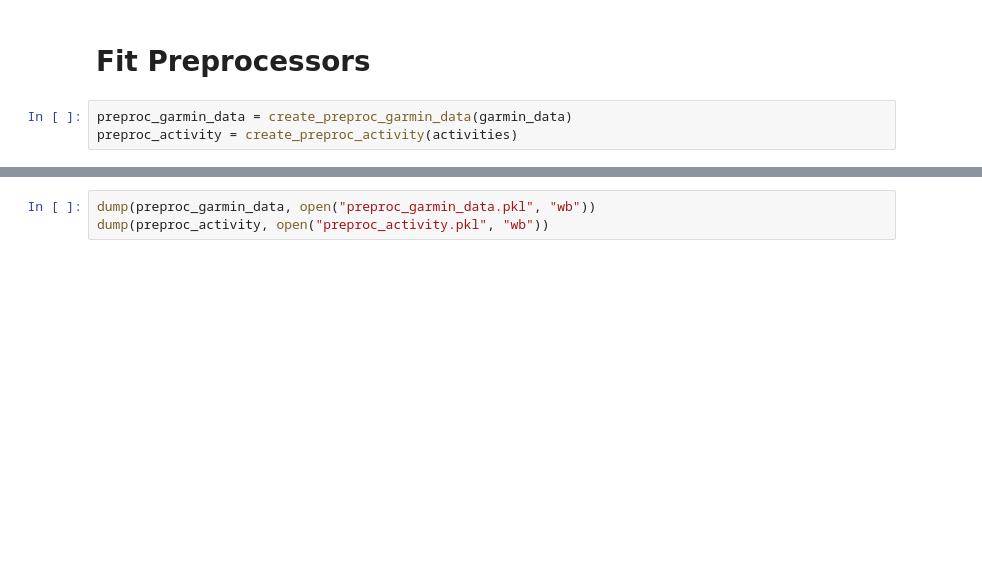
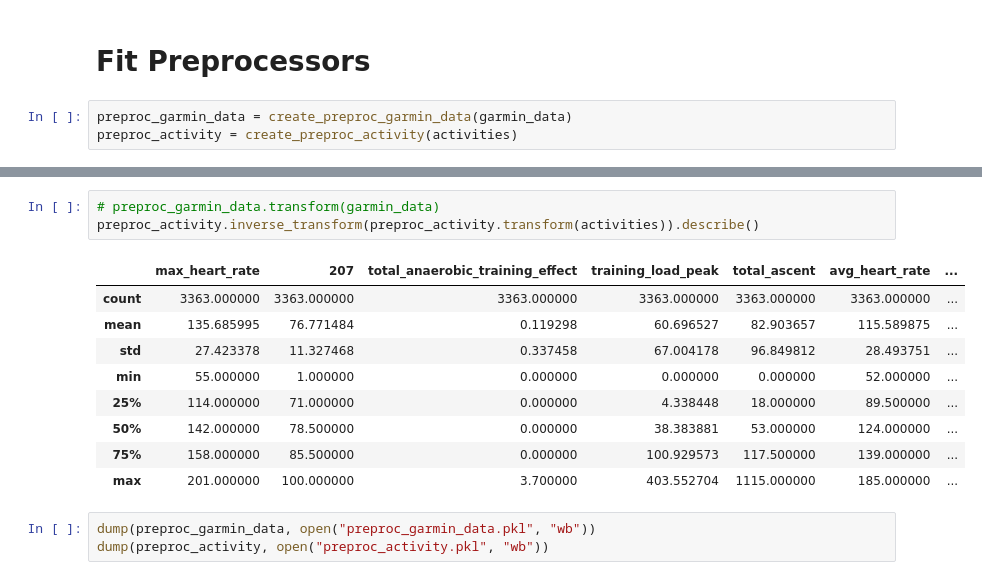
Before and after one commit to nicblanc/overcome-tomorrow, a Jupyter notebook: notebooks/create_test_model.ipynb, the cells around one changed output, grey strips where cells are left out. Cells and saved outputs as stored; diff of their text form; blank space fills up the shorter version.

```diff
--- a/notebooks/create_test_model.ipynb
+++ b/notebooks/create_test_model.ipynb
@@ -208,3 +266,16 @@ InvertableColumnTransformer(transformers=[('knn_imputer',
+# %%
+# preproc_garmin_data.transform(garmin_data)
+preproc_activity.inverse_transform(preproc_activity.transform(activities)).describe()
+# %% [output]
+|  | max_heart_rate | 207 | total_anaerobic_training_effect | training_load_peak | total_ascent | avg_heart_rate | ... |
+| count | 3363.000000 | 3363.000000 | 3363.000000 | 3363.000000 | 3363.000000 | 3363.000000 | ... |
+| mean | 135.685995 | 76.771484 | 0.119298 | 60.696527 | 82.903657 | 115.589875 | ... |
+| std | 27.423378 | 11.327468 | 0.337458 | 67.004178 | 96.849812 | 28.493751 | ... |
+| min | 55.000000 | 1.000000 | 0.000000 | 0.000000 | 0.000000 | 52.000000 | ... |
+| 25% | 114.000000 | 71.000000 | 0.000000 | 4.338448 | 18.000000 | 89.500000 | ... |
+| 50% | 142.000000 | 78.500000 | 0.000000 | 38.383881 | 53.000000 | 124.000000 | ... |
+| 75% | 158.000000 | 85.500000 | 0.000000 | 100.929573 | 117.500000 | 139.000000 | ... |
+| max | 201.000000 | 100.000000 | 3.700000 | 403.552704 | 1115.000000 | 185.000000 | ... |
 # %%
 dump(preproc_garmin_data, open("preproc_garmin_data.pkl", "wb"))
 dump(preproc_activity, open("preproc_activity.pkl", "wb"))
```
Also changed, not shown: parts of 8 cells of this notebook, 5 other files.
